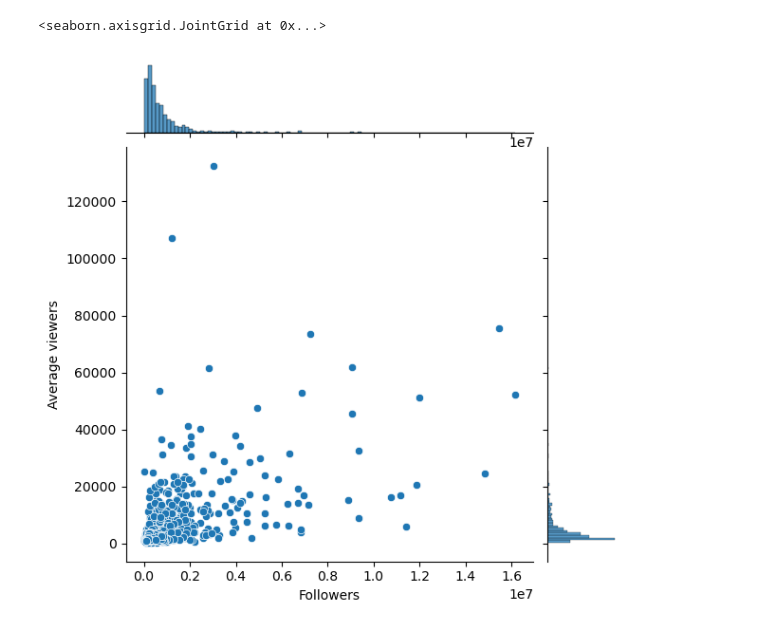
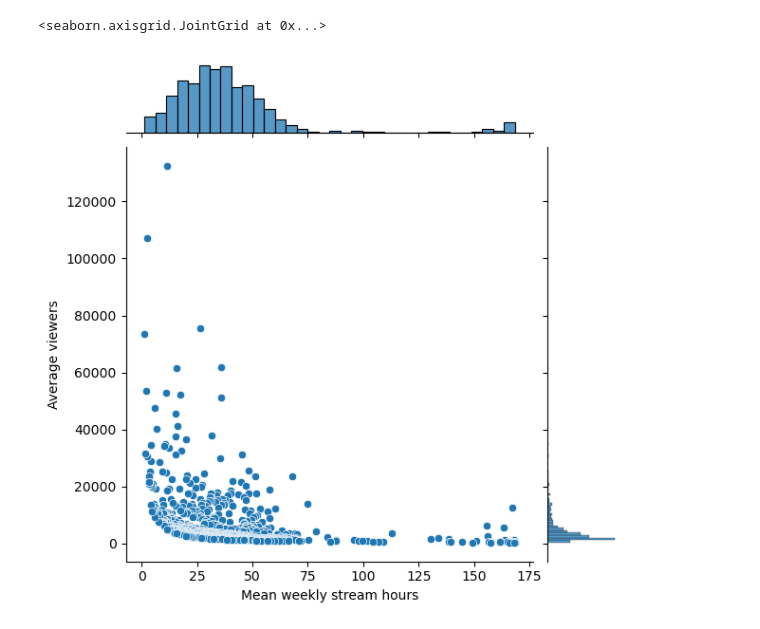
Before and after one commit to matthewacarson/Stat_Crunch_Competition, a Jupyter notebook: Twitch_data.ipynb, the cells around one changed output. Cells and saved outputs as stored; diff of their text form; code cells hidden in the pictures.

```diff
--- a/Twitch_data.ipynb
+++ b/Twitch_data.ipynb
@@ -31,0 +27,5 @@ def inverse(x):
+# %%
+df1 = df.iloc[:,2:10]
+df2 = df.iloc[:,-2:]
+# %%
+final = df1.join(df2)
@@ -32,6 +53,6 @@ def inverse(x):
 # %%
-sns.jointplot(data=df, x='Followers', y='Average viewers')
+sns.jointplot(data=final, x='Mean weekly stream hours', y='Average viewers')
 # plt.plot(xs, ys, color = 'orange')
 # %% [output]
 <seaborn.axisgrid.JointGrid at 0x...>
-[figure, old version]
+[figure, new version]
```
Also changed, not shown: parts of 16 cells of this notebook, 25 other files.
